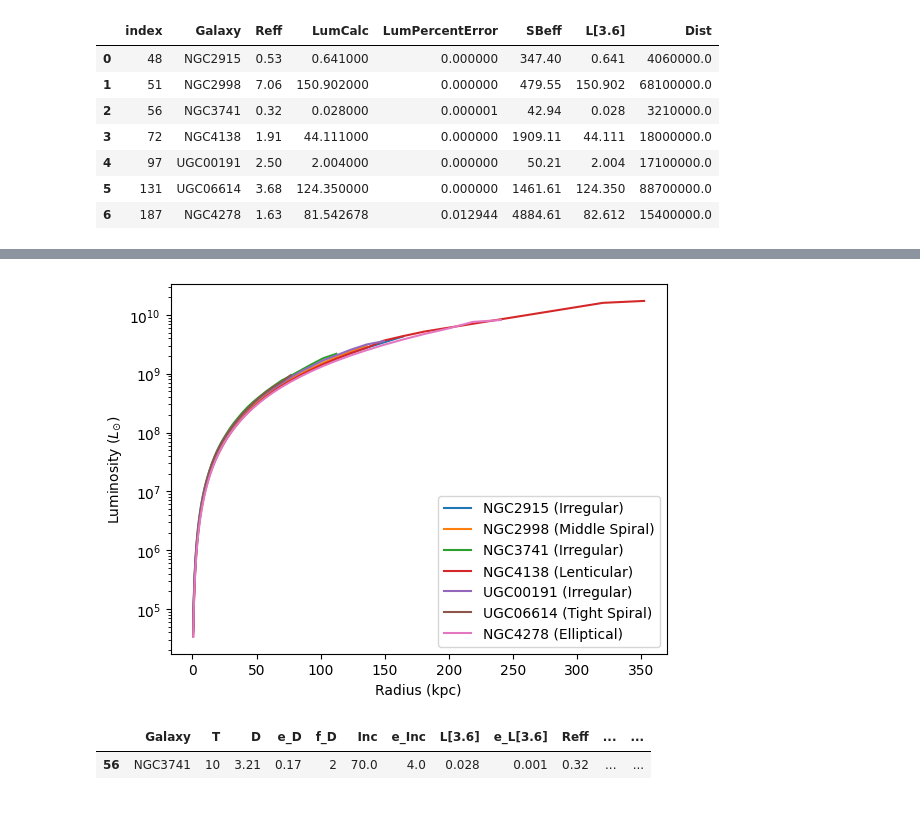
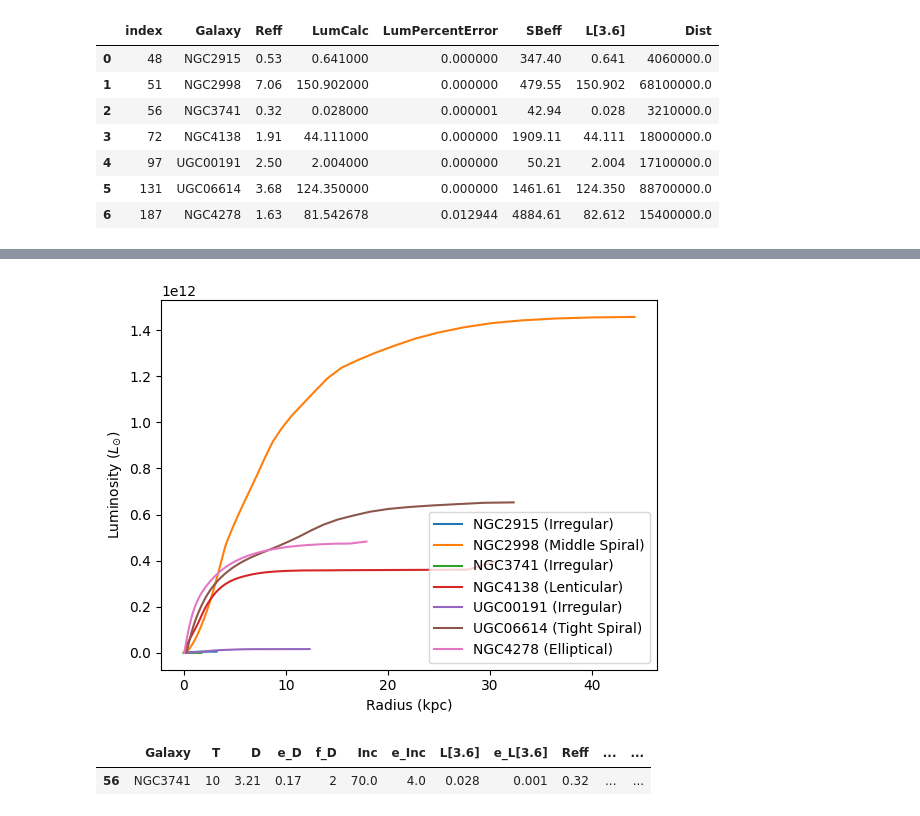
Before and after one commit to Jminding/ComputationalAstrophysics, a Jupyter notebook: Python/qualityflags.ipynb, the cells around one changed output, grey strips where cells are left out. Saved outputs shown, nothing was run; the diff lists cells and outputs as text; code cells hidden in the pictures.

Commit message:
DUDE WE MANAGED TO CONVERT RADIUS TO PARSECS OMG

```diff
--- a/Python/qualityflags.ipynb
+++ b/Python/qualityflags.ipynb
@@ -350,0 +466,5 @@ df3
+# %%
+print(df3["Original Radius (1)"][0])
+print(df3["Radius2"][0])
+for i in range(len(galaxies)):
+    plt.plot(df3["Original Radius (1)"][i], df3["Radius2"][i])
@@ -408,3 +520,13 @@ df3
 | 4 | 97 | UGC00191 | 2.50 | 2.004000 | 0.000000 | 50.21 | 2.004 | 17100000.0 | [0.62, 0.87, 1.12, 1.37, 1.62, 2.... | [29.9, 34.4, 46.3, 49.8, 57.6, 71... | ... |
 | 5 | 131 | UGC06614 | 3.68 | 124.350000 | 0.000000 | 1461.61 | 124.350 | 88700000.0 | [3.23, 9.18, 10.64, 11.58, 12.52,... | [194.0, 172.0, 170.0, 170.0, 171.... | ... |
 | 6 | 187 | NGC4278 | 1.63 | 81.542678 | 0.012944 | 4884.61 | 82.612 | 15400000.0 | [0.85, 11.2] | [364.0, 256.0] | ... |
+# %%
+for i in range(len(galaxies)):
+    # if i in [3, 5, 6]:
+    # if i == 5:
+    # if i == 6:
+    vel = [df3["Velocity"].tolist()[i][j] ** 2 for j in range(len(df3["Velocity"].tolist()[i]))]
+    plt.plot(r[i], vel, label=galaxy_legend[i])
+# plt.yscale("log")
+plt.legend()
+plt.show()
@@ -452,6 +570,7 @@ for i in range(len(galaxies)):
 # %%
+added_luminosities = [0] * 7
 # Plot luminosity vs radius for each galaxy
-def calcLum(r, sb, dis, totallum):
+def calcLum(r, sb, dis, totallum, i):
     # print(totallum / (1 + np.e ** (-1 * r * sb)))
     # return r ** 2 * 2 * np.pi * sb / 10 ** 3 / (1 + np.e ** (-1 * r * sb))
     # sb = 10 ** (-1 * (250 * sb - 250 * 5.48 - 5393) / 625)
@@ -461,11 +580,15 @@ def calcLum(r, sb, dis, totallum):
     # # f_total = flux * sa
     # # l_total = f_total / (3.828 * 10 ** 33)
     # # print(r, sb)
-    # r = (dis * (10 ** 3) * r) / 206265
+    # print(r, dis)
+    # r = (dis * r) / 206265
+    # c = 0
+    # l = 10 ** (-1 * (2 * sb - c) / 5)
+    # return l
     # print(r)
     # return totallum / ((1 + np.e ** ((-1 * r * sb))))
     # print(r, sb, (r) ** 2 * 2 * np.pi * sb / 10 ** 3)
-    return ((r * 10 ** 3) ** 2 * 2 * np.pi * sb / 10 ** 3)
+    # return ((r) ** 2 * 2 * np.pi * sb / 10 ** 3)
     # return (2 * sb / 10 ** 3)
     # return sb
     # l_total = sb * 4 * np.pi * dis ** 2
@@ -474,6 +597,10 @@ def calcLum(r, sb, dis, totallum):
     # M = sb - 5 * np.log10(dis * 10 ** 6 / 10)
     # return 10 ** (0.4 * (4.83 - M))
     # pass
+    global added_luminosities
+    added_luminosities[i] += (206265 ** 2) * 10 ** (0.4 * (3.26 - sb - 5)) * np.pi * (r * 1000) ** 2
+    # return (206265 ** 2) * 10 ** (0.4 * (3.26 - sb - 5)) * np.pi * (r * 1000) ** 2
+    return added_luminosities[i]
 
 def logistic_curve(x, L, k, x0):
     return L / (1 + np.exp(-k * (x - x0)))
@@ -486,29 +613,30 @@ for i in range(len(galaxies)):
     dis = df3["Dist"].tolist()[i]
     totallum = df3["L[3.6]"].tolist()[i]
     reff = df3["Reff"].tolist()[i]
-    lum = [calcLum(radius[j], sb[j], dis, totallum) for j in range(len(radius))]
+    lum = [calcLum(radius[j], sb[j], dis, totallum, i) for j in range(len(radius))]
+    print(added_luminosities)
     l.append(lum)
     plt.plot(radius, lum, label=galaxy_legend[i])
-    # fit a logistic curve to the galaxy's luminosity as a function of radius using scipy optimize curve_fit
-    popt, pcov = curve_fit(logistic_curve, radius, lum, method="trf")
-    print(popt)
-    # plot the graph beyond the last data point in radius
-    x = np.linspace(radius[0], radius[-1] * 100, 100)
-    # plt.plot(x, logistic_curve(x, *popt), label=galaxy_legend[i])
-    # Computer r^2 value for fit
-    residuals = lum - logistic_curve(radius, *popt)
-    ss_res = np.sum(residuals ** 2)
-    ss_tot = np.sum((lum - np.mean(lum)) ** 2)
-    r_squared = 1 - (ss_res / ss_tot)
-    print(r_squared)
-    # print(totallum, logistic_curve(reff, *popt))
+    # # fit a logistic curve to the galaxy's luminosity as a function of radius using scipy optimize curve_fit
+    # popt, pcov = curve_fit(logistic_curve, radius, lum, method="trf")
+    # print(popt)
+    # # plot the graph beyond the last data point in radius
+    # x = np.linspace(radius[0], radius[-1] * 100, 100)
+    # # plt.plot(x, logistic_curve(x, *popt), label=galaxy_legend[i])
+    # # Computer r^2 value for fit
+    # residuals = lum - logistic_curve(radius, *popt)
+    # ss_res = np.sum(residuals ** 2)
+    # ss_tot = np.sum((lum - np.mean(lum)) ** 2)
+    # r_squared = 1 - (ss_res / ss_tot)
+    # print(r_squared)
+    # # print(totallum, logistic_curve(reff, *popt))
 df3["Lum2"] = l
 plt.legend()
 plt.xlabel("Radius (kpc)")
 plt.rcParams['text.usetex'] = True
 plt.ylabel("Luminosity ($L_{\odot}$)")
 plt.rcParams['text.usetex'] = False
-plt.yscale("log")
+# plt.yscale("log")
 # plt.xscale("log")
 plt.show()
 # %% [output]
@@ -529,4 +650,4 @@ plt.show()
-[figure, old version]
+[figure, new version]
 # %%
 df[df["Galaxy"] == "NGC3741"]
 # %% [output]
```
Also changed, not shown: parts of 10 cells of this notebook.
